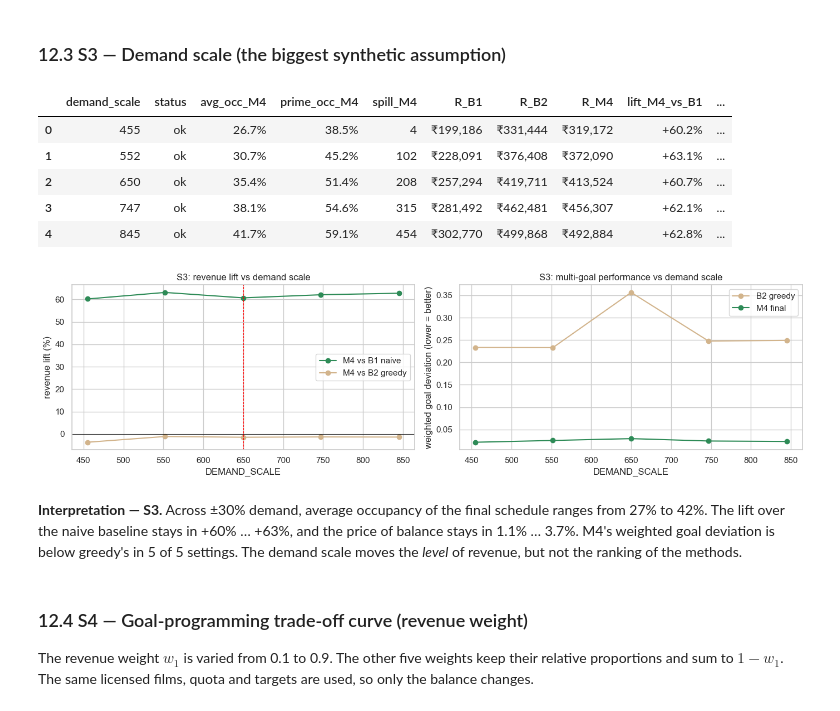
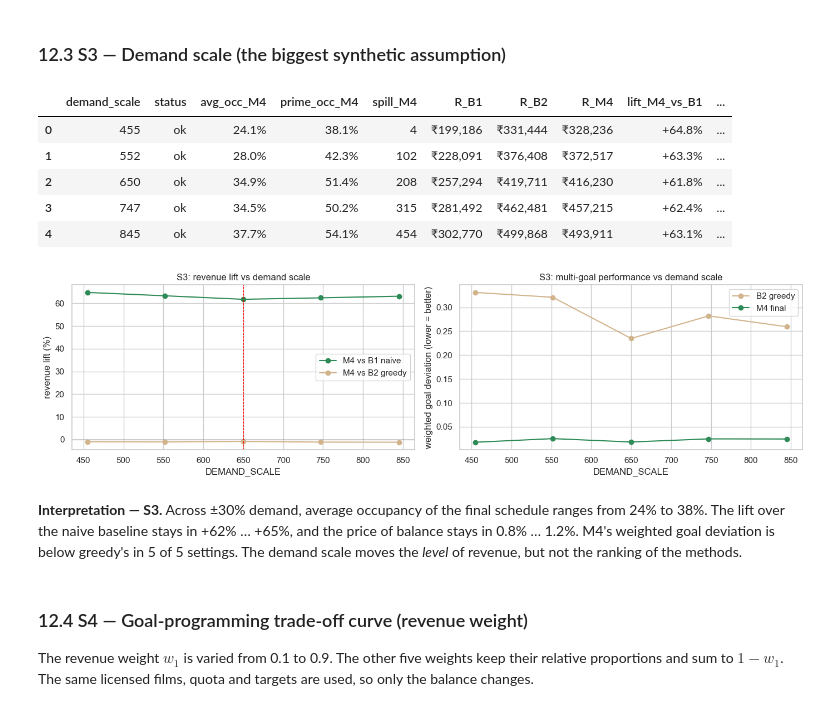
Before and after one commit to Abhishek-karthik/Multiplex_screen_scheduling, a Jupyter notebook: multiplex_screen_scheduling.ipynb, the cells around one changed output. Cells and saved outputs as stored; diff of their text form; code cells hidden in the pictures.

```diff
--- a/multiplex_screen_scheduling.ipynb
+++ b/multiplex_screen_scheduling.ipynb
@@ -618,20 +375,6 @@ Because seats are capped by the screen size, a blockbuster earns more on the 250
 
 **Calibration rule (fixed before any baseline comparison):** choose `DEMAND_SCALE` so that (i) the revenue-optimal schedule has an average occupancy of about 35–45% (typical multiplex occupancy is 25–40%), and (ii) the strongest film's prime-time demand exceeds the 250-seat screen, so spill exists. The check is printed here and confirmed again after Model 3 (Section 8).
 # %%
-def build_demand(films, cfg):
-    # Demand / attendance / occupancy / revenue / spill tensors for every candidate film.
-    cap = np.array(cfg['capacities'], dtype=float)
-    price = np.array(cfg['prices'], dtype=float)
-    sf = np.array(cfg['slot_factor'], dtype=float)
-    aff = np.array([GENRE_AFFINITY.get(g, GENRE_AFFINITY['Default']) for g in films['primary_genre']], dtype=float)
-    D = cfg['demand_scale'] * films['effective_demand'].to_numpy()[:, None] * sf[None, :] * aff     # (n, T)
-    att = np.minimum(D[:, :, None], cap[None, None, :])                                           # (n, T, S)
-    return {
-        'D': D, 'att': att, 'occ': att / cap[None, None, :], 'rev': price[None, :, None] * att,
-        'spill': np.maximum(D[:, :, None] - cap[None, None, :], 0.0), 'cap': cap, 'price': price,
-    }
-
-
 dem = build_demand(films, CONFIG)
 labels = CONFIG['slot_labels']
 D_df = pd.DataFrame(dem['D'], index=films['title'], columns=labels)
@@ -875,12 +542,12 @@ The marginal value of each extra ₹5 L shows where more budget stops buying bet
 # %%
-sweep = []
-for b in range(2_500_000, 5_500_001, 500_000):
+m1_rows = []
+for b in range(1_250_000, 2_750_001, 250_000):
     r = solve_knapsack(films, cfg_with({'budget': b}))
-    sweep.append({'budget_L': b / 1e5, 'status': r['status'], 'films': len(r.get('selected', [])),
+    m1_rows.append({'budget_L': b / 1e5, 'status': r['status'], 'films': len(r.get('selected', [])),
                   'value_score': r.get('objective', np.nan), 'fee_used_L': r.get('fee_used', np.nan) / 1e5,
                   'lucy_licensed': films.index[0] in r.get('selected', [])})
-m1_sweep = pd.DataFrame(sweep)
-m1_sweep['marginal_value_per_5L'] = m1_sweep['value_score'].diff()
+m1_sweep = pd.DataFrame(m1_rows)
+m1_sweep['marginal_value_per_2.5L'] = m1_sweep['value_score'].diff()
 m1_sweep = m1_sweep.rename(columns={'lucy_licensed': f"{films.at[0, 'title']} licensed"})
 display(m1_sweep.round(1))
 
@@ -1326,7 +1034,7 @@ print(f"DEMAND_SCALE = {CONFIG['demand_scale']} → calibration rule "
 
 grid_rows = []
 for scale in [550, 600, 650, 700, 750, 800]:
-    c_ = cfg_with({'demand_scale': scale})
+    c_ = cfg_with({**PRE_REVIEW_OVERRIDES, 'demand_scale': scale})      # settings in force when the calibration was made
     d_ = build_demand(films, c_)
     f_ = add_licensing_terms(films, d_, c_)
     l_ = solve_knapsack(f_, c_)['selected']
@@ -1996,7 +1532,7 @@ run_pipeline() reproduces the main analysis: R* = ₹419,711, final = ₹413,524
 # %% [markdown]
 ### 12.1 S1 — Demand decay rate λ
 # %%
-s1 = sweep('lam', [0.25, 0.35, 0.45, 0.55, 0.65, 0.75, 0.85])
+s1 = sweep(clean_df, 'lam', [0.25, 0.35, 0.45, 0.55, 0.65, 0.75, 0.85])
 display(s1[['lam', 'status', 'films_licensed', 'licensed_avg_weeks_out', 'R_B1', 'B1_fee', 'B1_within_budget', 'R_B2', 'R_M3', 'R_M4',
             'lift_M4_vs_B1', 'lift_M4_vs_B2', 'price_of_balance', 'all_valid']].style.format({'licensed_avg_weeks_out': '{:.2f}', 'R_B1': '₹{:,.0f}',
             'B1_fee': '₹{:,.0f}', 'R_B2': '₹{:,.0f}', 'R_M3': '₹{:,.0f}', 'R_M4': '₹{:,.0f}', 'lift_M4_vs_B1': '{:+.1%}',
@@ -2101,39 +1637,39 @@ none. **A limitation revealed by this sweep:** at ₹35 L the naive plan is affo
 ### 12.3 S3 — Demand scale (the biggest synthetic assumption)
 # %%
 scales = [round(CONFIG['demand_scale'] * m) for m in (0.7, 0.85, 1.0, 1.15, 1.3)]
-s3 = sweep('demand_scale', scales)
+s3 = sweep(clean_df, 'demand_scale', scales)
 display(s3[['demand_scale', 'status', 'avg_occ_M4', 'prime_occ_M4', 'spill_M4', 'R_B1', 'R_B2', 'R_M4', 'lift_M4_vs_B1', 'lift_M4_vs_B2',
             'price_of_balance', 'gwd_B2', 'gwd_M4']].style.format({'avg_occ_M4': '{:.1%}', 'prime_occ_M4': '{:.1%}', 'spill_M4': '{:.0f}',
             'R_B1': '₹{:,.0f}', 'R_B2': '₹{:,.0f}', 'R_M4': '₹{:,.0f}', 'lift_M4_vs_B1': '{:+.1%}', 'lift_M4_vs_B2': '{:+.1%}',
             'price_of_balance': '{:.1%}', 'gwd_B2': '{:.3f}', 'gwd_M4': '{:.3f}'}))
 
 fig, axes = plt.subplots(1, 2, figsize=(14, 4))
 axes[0].plot(s3['demand_scale'], s3['lift_M4_vs_B1'] * 100, marker='o', color='seagreen', label='M4 vs B1 naive')
 axes[0].plot(s3['demand_scale'], s3['lift_M4_vs_B2'] * 100, marker='o', color='tan', label='M4 vs B2 greedy')
 axes[0].axhline(0, color='black', lw=0.6); axes[0].axvline(CONFIG['demand_scale'], color='red', ls='--', lw=0.8)
 axes[0].set_xlabel('DEMAND_SCALE'); axes[0].set_ylabel('revenue lift (%)'); axes[0].set_title('S3: revenue lift vs demand scale'); axes[0].legend()
 axes[1].plot(s3['demand_scale'], s3['gwd_B2'], marker='o', color='tan', label='B2 greedy')
 axes[1].plot(s3['demand_scale'], s3['gwd_M4'], marker='o', color='seagreen', label='M4 final')
 axes[1].set_xlabel('DEMAND_SCALE'); axes[1].set_ylabel('weighted goal deviation (lower = better)')
 axes[1].set_title('S3: multi-goal performance vs demand scale'); axes[1].legend()
 plt.tight_layout(); plt.savefig(OUT / 'sensitivity_demand_scale.png', dpi=150, bbox_inches='tight'); plt.show()
 
 ok3 = s3[s3['status'] == 'ok']
 display(Markdown(f'''**Interpretation — S3.** Across ±30% demand, average occupancy of the final schedule ranges from {ok3['avg_occ_M4'].min():.0%} to {ok3['avg_occ_M4'].max():.0%}.
 The lift over the naive baseline stays in {ok3['lift_M4_vs_B1'].min():+.0%} … {ok3['lift_M4_vs_B1'].max():+.0%}, and the price of balance stays in
 {ok3['price_of_balance'].min():.1%} … {ok3['price_of_balance'].max():.1%}. M4's weighted goal deviation is below greedy's in
 {(ok3['gwd_M4'] < ok3['gwd_B2']).sum()} of {len(ok3)} settings. The demand scale moves the *level* of revenue, but not the ranking of the methods.'''))
 # %% [output]
 |  | demand_scale | status | avg_occ_M4 | prime_occ_M4 | spill_M4 | R_B1 | R_B2 | R_M4 | lift_M4_vs_B1 | ... |
-| 0 | 455 | ok | 26.7% | 38.5% | 4 | ₹199,186 | ₹331,444 | ₹319,172 | +60.2% | ... |
-| 1 | 552 | ok | 30.7% | 45.2% | 102 | ₹228,091 | ₹376,408 | ₹372,090 | +63.1% | ... |
-| 2 | 650 | ok | 35.4% | 51.4% | 208 | ₹257,294 | ₹419,711 | ₹413,524 | +60.7% | ... |
-| 3 | 747 | ok | 38.1% | 54.6% | 315 | ₹281,492 | ₹462,481 | ₹456,307 | +62.1% | ... |
-| 4 | 845 | ok | 41.7% | 59.1% | 454 | ₹302,770 | ₹499,868 | ₹492,884 | +62.8% | ... |
+| 0 | 455 | ok | 24.1% | 38.1% | 4 | ₹199,186 | ₹331,444 | ₹328,236 | +64.8% | ... |
+| 1 | 552 | ok | 28.0% | 42.3% | 102 | ₹228,091 | ₹376,408 | ₹372,517 | +63.3% | ... |
+| 2 | 650 | ok | 34.9% | 51.4% | 208 | ₹257,294 | ₹419,711 | ₹416,230 | +61.8% | ... |
+| 3 | 747 | ok | 34.5% | 50.2% | 315 | ₹281,492 | ₹462,481 | ₹457,215 | +62.4% | ... |
+| 4 | 845 | ok | 37.7% | 54.1% | 454 | ₹302,770 | ₹499,868 | ₹493,911 | +63.1% | ... |
-[figure, old version]
+[figure, new version]
-**Interpretation — S3.** Across ±30% demand, average occupancy of the final schedule ranges from 27% to 42%.
-The lift over the naive baseline stays in +60% … +63%, and the price of balance stays in
-1.1% … 3.7%. M4's weighted goal deviation is below greedy's in
+**Interpretation — S3.** Across ±30% demand, average occupancy of the final schedule ranges from 24% to 38%.
+The lift over the naive baseline stays in +62% … +65%, and the price of balance stays in
+0.8% … 1.2%. M4's weighted goal deviation is below greedy's in
 5 of 5 settings. The demand scale moves the *level* of revenue, but not the ranking of the methods.
 # %% [markdown]
 ### 12.4 S4 — Goal-programming trade-off curve (revenue weight)
```
Also changed, not shown: parts of 53 cells of this notebook, 47 other files.
